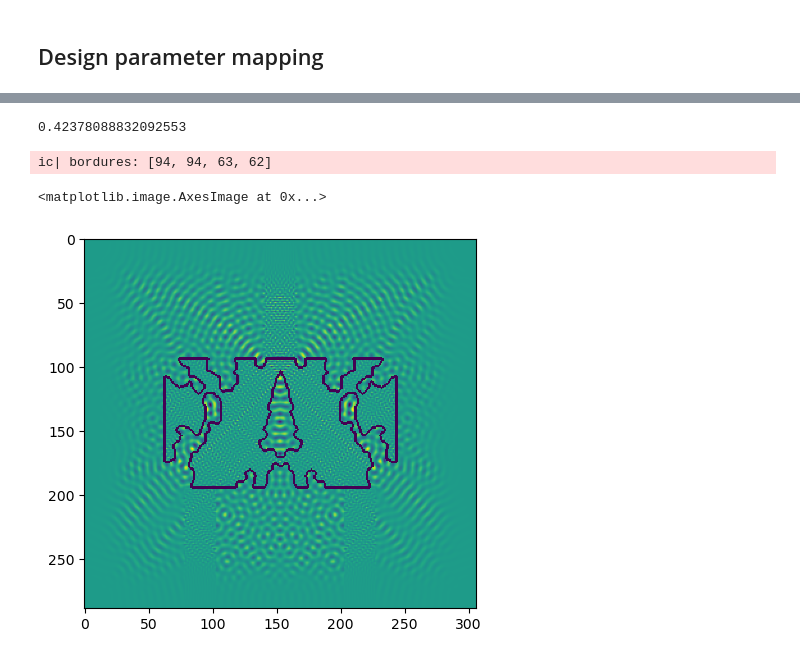
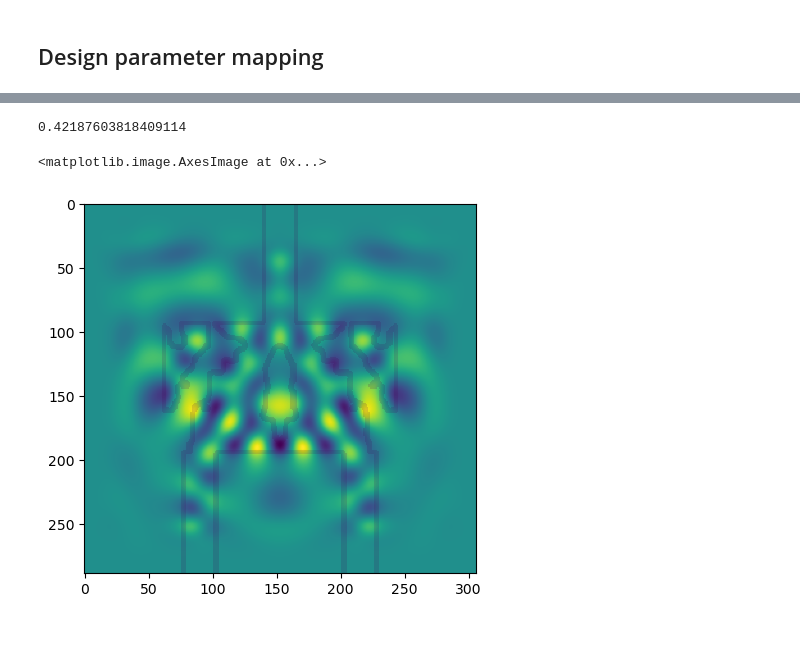
Before and after one commit to poutine-dejeuner/meepcon, a Jupyter notebook: Tutoral_3/match_lumerical_exp.ipynb, the cells around one changed output, grey strips where cells are left out. Drawn from its saved outputs; the diff is of its cells as text; code cells hidden in the pictures.

```diff
--- a/Tutoral_3/match_lumerical_exp.ipynb
+++ b/Tutoral_3/match_lumerical_exp.ipynb
@@ -141,6 +141,7 @@ x_points = (int((size_x / delta_x).magnitude)*ur.pixel + 1*ur.pixel)
 y_points = (int((size_y / delta_y).magnitude)*ur.pixel + 1*ur.pixel)
 x_pos = np.linspace(-size_x.magnitude / 2, size_x.magnitude / 2, x_points.magnitude) * 1e-9
 y_pos = np.linspace(0, size_y.magnitude, y_points.magnitude) * 1e-9
+lum_source_wavelength = 1550*ur.nanometer
 # %%
 c1, c2 = trouver_centres(indices[-1])
 lum_arm_sep = (c2 - c1)*ur.pixel
@@ -213,7 +217,7 @@ cell_size = mp.Vector3(Sx,Sy)
 
 pml_layers = [mp.PML(pml_size)]
 
-fcen = 1/1.55
+fcen = (1/lum_source_wavelength.to(ur.micrometer)).magnitude #1/1.55
 width = 0.2
 fwidth = width * fcen
 source_center  = [-Sx/2 + pml_size + waveguide_length/3,0,0]
@@ -222,12 +226,12 @@ source_size = mp.Vector3(0,waveguide_width, 0) #mp.Vector3(0,2,0)
 kpoint = mp.Vector3(1,0,0)
 src = mp.GaussianSource(frequency=fcen,fwidth=fwidth)
 source = [mp.EigenModeSource(src,
-                    eig_band = 1,
-                    direction=mp.NO_DIRECTION,
-                    eig_kpoint=kpoint,
-                    size = source_size,
-                    center=source_center,
-                    eig_parity=mp.ODD_Z+mp.EVEN_Y)]
+                            eig_band=1,
+                            direction=mp.NO_DIRECTION,
+                            eig_kpoint=kpoint,
+                            size=source_size,
+                            center=source_center,
+                            eig_parity=mp.ODD_Z+mp.EVEN_Y)]
 
 # source = [mp.Source(mp.ContinuousSource(frequency=0.15,
 #                                         end_time=100),
@@ -347,39 +351,38 @@ FOM2
 # %%
-np.load(os.path.join(PATH, 'fom.npy'))[0]
+np.load(os.path.join(PATH, 'fom.npy'))[image_idx]
 # %% [output]
-0.42378088832092553
+0.42187603818409114
 # %%
 from skimage.segmentation import find_boundaries
 from icecream import ic
 
 def ajouter_bordures(matrice, nb_lignes_haut=52, nb_lignes_bas=52, nb_colonnes_gauche=63, nb_colonnes_droite=62):
     hauteur, largeur = matrice.shape
     nouvelle_hauteur = hauteur + nb_lignes_haut + nb_lignes_bas
     nouvelle_largeur = largeur + nb_colonnes_gauche + nb_colonnes_droite
     nouvelle_matrice = np.zeros((nouvelle_hauteur, nouvelle_largeur), dtype=matrice.dtype)
     nouvelle_matrice[nb_lignes_haut:nb_lignes_haut + hauteur, nb_colonnes_gauche:nb_colonnes_gauche + largeur] = matrice
     return nouvelle_matrice
 
 def divise_en_deux(args):
     from math import ceil, floor
     nombres = []
     for x in args:
         nombres += [int(ceil(x/2)), int(floor(x/2))]
     return nombres
 
 
 field = sim.get_array(mp.Ez)
-double = double_with_mirror(image)
-bordures = divise_en_deux((np.array(field.shape) - np.array(double.shape)).tolist())
-ic(bordures)
+# double = double_with_mirror(image)
+# bordures = divise_en_deux((np.array(field.shape) - np.array(double.shape)).tolist())
+# ic(bordures)
 
-double = ajouter_bordures(double, *bordures)
-bd = find_boundaries(double)
+# double = ajouter_bordures(double, *bordures)
+bd = find_boundaries(sim.get_array(mp.Dielectric))
 
 masque = np.ma.masked_where(bd == 0, bd)
 plt.imshow(field)  # Utilisez la colormap appropriée pour votre image de base
-plt.imshow(masque, cmap='viridis', interpolation='none', alpha = 1) # interpolation='none' important pour éviter le lissage, alpha pour la transparence globale.
+plt.imshow(masque, cmap='viridis', interpolation='none', alpha = 0.15) # interpolation='none' important pour éviter le lissage, alpha pour la transparence globale.
 # %% [output]
-ic| bordures: [94, 94, 63, 62]
+<matplotlib.image.AxesImage at 0x...>
-<matplotlib.image.AxesImage at 0x...>
-[figure, old version]
+[figure, new version]
```
Also changed, not shown: parts of 11 cells of this notebook, 1 other file.
